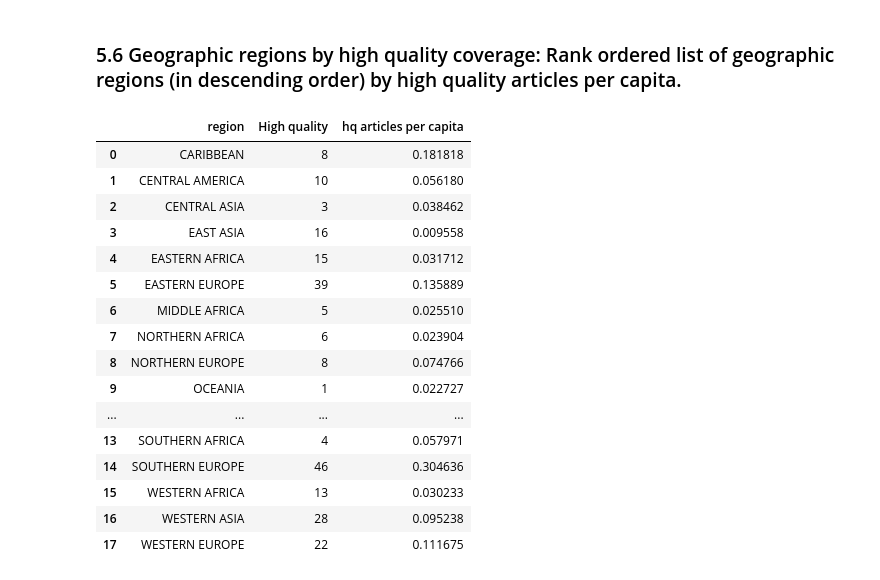
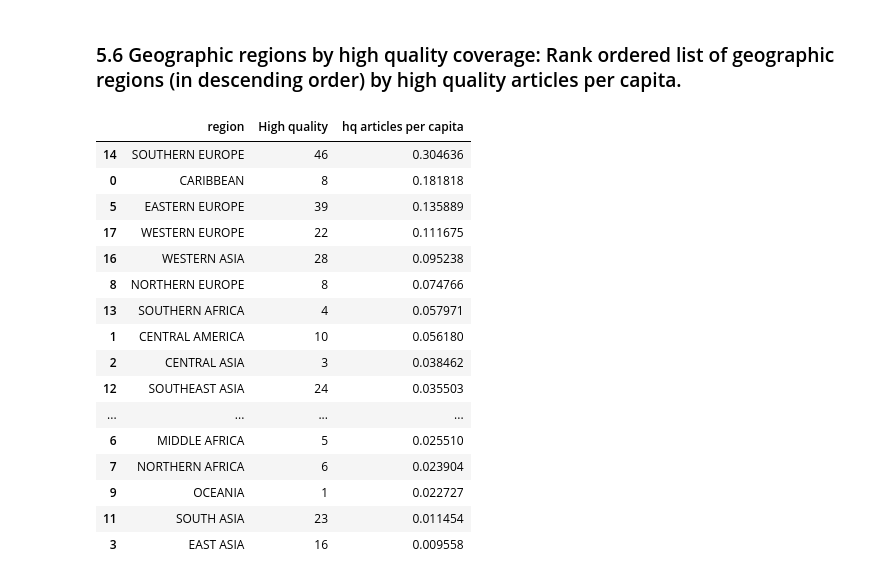
Before and after one commit to Kirsteenng/Human-Centered-Design, a Jupyter notebook: data-512-homework_2/HW2.ipynb, the cells around one changed output. Cells and saved outputs as stored; diff of their text form; code cells hidden in the pictures.

```diff
--- a/data-512-homework_2/HW2.ipynb
+++ b/data-512-homework_2/HW2.ipynb
@@ -312,10 +312,6 @@ bottom_10_coverage
 # %% [markdown]
 ### Studying countries with high quality articles.
 First lets label the articles based on the predicted ranking. GA or FA is considered High quality and label as 1 and others are Not High and labelled as 0.
-# %%
-#TODO:REMOVE
-intermediate = pd.read_csv('/Users/kirsteenng/Desktop/UW/DATA 512/data-512-homework_2/merged_politician_population.csv')
-copy = intermediate
 # %%
 quality_added = copy
 quality_added = quality_added[quality_added['population'] > 0]
@@ -421,26 +418,27 @@ group_by_geo[['region','article_title', 'total articles per capita']]
 # %% [markdown]
 ### 5.6 Geographic regions by high quality coverage: Rank ordered list of geographic regions (in descending order) by high quality articles per capita.
 # %%
+# Merge the dataframe to calculate total high articles per capita
 geography_quality = pd.merge(quality_added, continent_df, left_on='region',right_on='Geography',how = 'inner')
 group_by_geo_hq = geography_quality.groupby(['region','Population (millions)']).agg({'High quality': 'sum'}).reset_index()
 group_by_geo_hq['hq articles per capita'] = group_by_geo_hq['High quality']/group_by_geo_hq['Population (millions)']
 group_by_geo_hq.sort_values(by = 'hq articles per capita', ascending = False)
-group_by_geo_hq[['region','High quality', 'hq articles per capita']]
+group_by_geo_hq[['region','High quality', 'hq articles per capita']].sort_values(by = 'hq articles per capita', ascending = False)
 # %% [output]
 |  | region | High quality | hq articles per capita |
+| 14 | SOUTHERN EUROPE | 46 | 0.304636 |
 | 0 | CARIBBEAN | 8 | 0.181818 |
+| 5 | EASTERN EUROPE | 39 | 0.135889 |
+| 17 | WESTERN EUROPE | 22 | 0.111675 |
+| 16 | WESTERN ASIA | 28 | 0.095238 |
+| 8 | NORTHERN EUROPE | 8 | 0.074766 |
+| 13 | SOUTHERN AFRICA | 4 | 0.057971 |
 | 1 | CENTRAL AMERICA | 10 | 0.056180 |
 | 2 | CENTRAL ASIA | 3 | 0.038462 |
-| 3 | EAST ASIA | 16 | 0.009558 |
-| 4 | EASTERN AFRICA | 15 | 0.031712 |
-| 5 | EASTERN EUROPE | 39 | 0.135889 |
+| 12 | SOUTHEAST ASIA | 24 | 0.035503 |
+| ... | ... | ... | ... |
 | 6 | MIDDLE AFRICA | 5 | 0.025510 |
 | 7 | NORTHERN AFRICA | 6 | 0.023904 |
-| 8 | NORTHERN EUROPE | 8 | 0.074766 |
 | 9 | OCEANIA | 1 | 0.022727 |
-| ... | ... | ... | ... |
-| 13 | SOUTHERN AFRICA | 4 | 0.057971 |
-| 14 | SOUTHERN EUROPE | 46 | 0.304636 |
-| 15 | WESTERN AFRICA | 13 | 0.030233 |
-| 16 | WESTERN ASIA | 28 | 0.095238 |
-| 17 | WESTERN EUROPE | 22 | 0.111675 |
+| 11 | SOUTH ASIA | 23 | 0.011454 |
+| 3 | EAST ASIA | 16 | 0.009558 |
```
Also changed, not shown: parts of 1 cell of this notebook.
